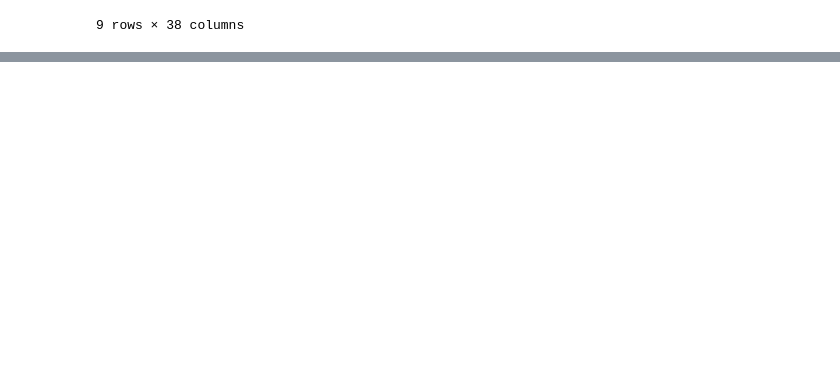
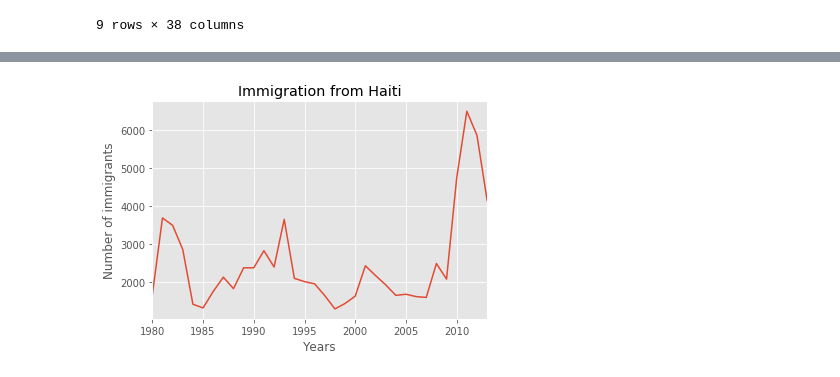
Before and after one commit to ghaffaru/immigration-data-analytics, a Jupyter notebook: analysis.ipynb, the cells around one changed output, grey strips where cells are left out. Drawn from its saved outputs; the diff is of its cells as text; code cells hidden in the pictures; blank space fills up the shorter version.

Commit message:
haiti analysis

```diff
--- a/analysis.ipynb
+++ b/analysis.ipynb
@@ -264,0 +272,3 @@ df_can[(df_can['Continent'] == 'Asia') & (df_can['Region'] == 'Southern Asia')]
+# %%
+print(plt.style.available)
+mpl.style.use(['ggplot']) # optional: for ggplot-like style
@@ -264,0 +277,3 @@ df_can[(df_can['Continent'] == 'Asia') & (df_can['Region'] == 'Southern Asia')]
+# %%
+haiti = df_can.loc['Haiti', years]
+haiti.head()
@@ -264,0 +292,11 @@ df_can[(df_can['Continent'] == 'Asia') & (df_can['Region'] == 'Southern Asia')]
+# %%
+# changing the index values of Haiti to type integer for plotting
+haiti.index = haiti.index.map(int)
+haiti.plot(kind='line')
+
+plt.title('Immigration from Haiti')
+plt.ylabel('Number of immigrants')
+plt.xlabel('Years')
+plt.show()
+# %% [output]
+[figure, added]
```
Also changed, not shown: parts of 7 cells of this notebook.
